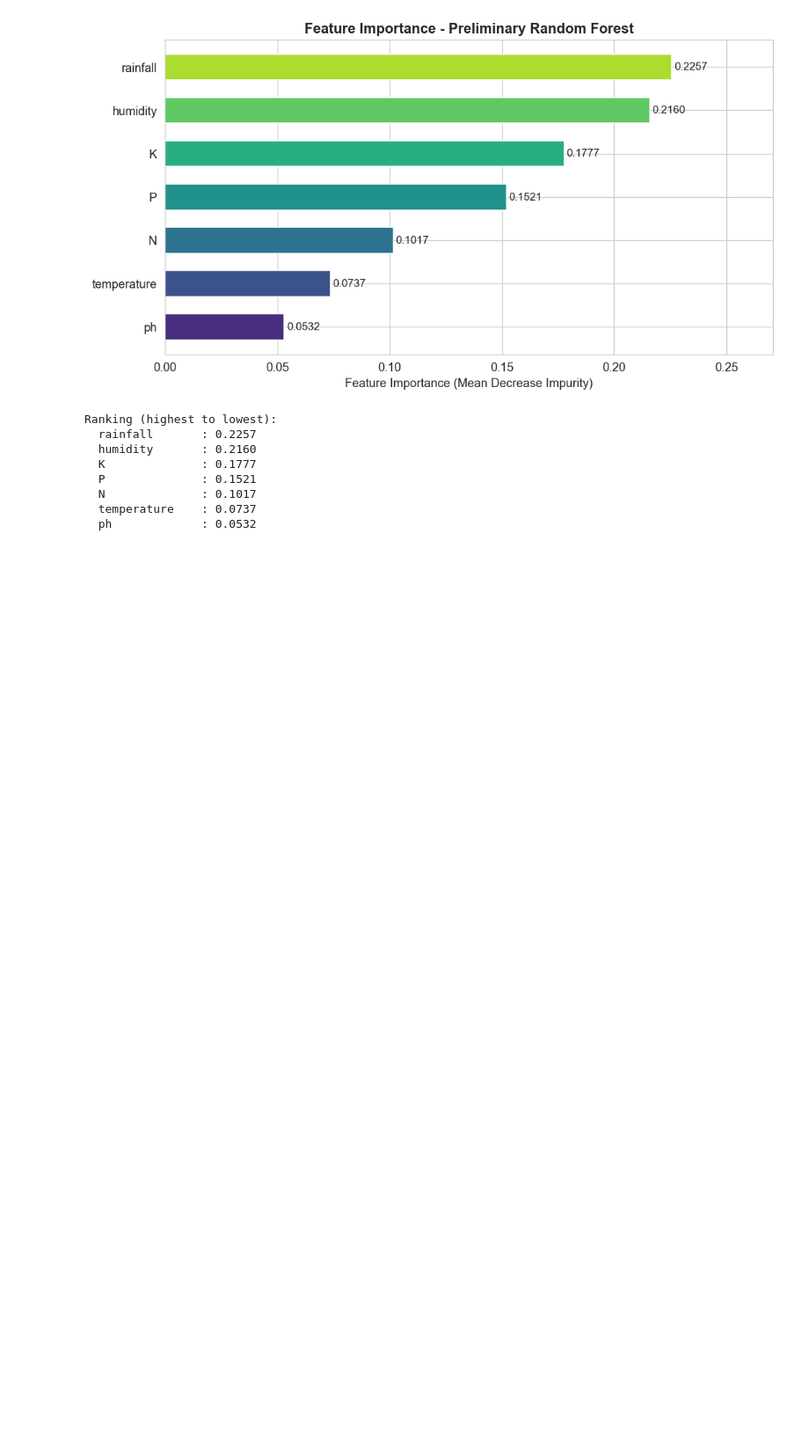
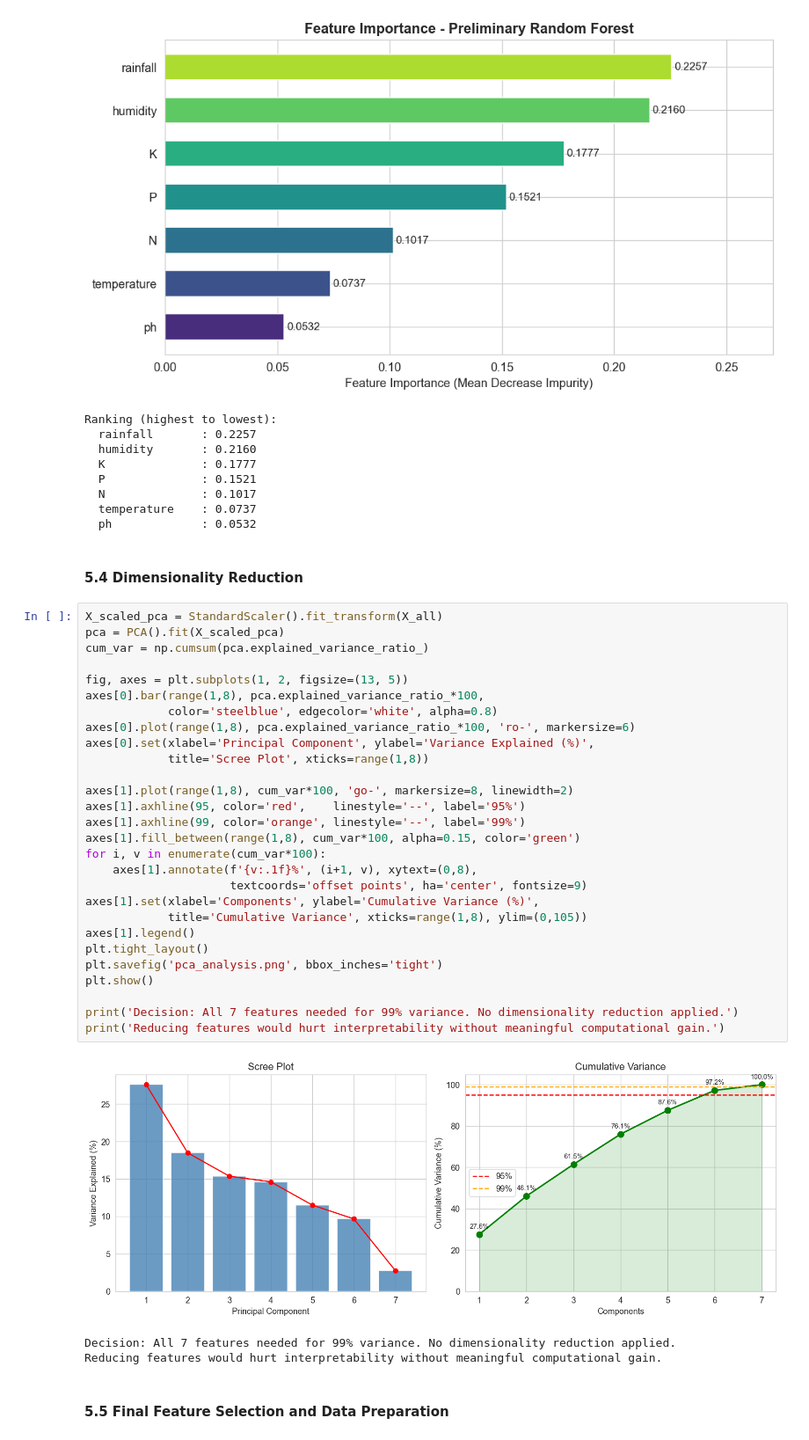
Before and after one commit to mriyazashliya03/Crop-Recommendation-System-using-ML, a Jupyter notebook: model_building.ipynb, the cells around one changed output. Shown at 88% size. Drawn from its saved outputs; the diff is of its cells as text; blank space fills up the shorter version.

Commit message:
Final Data Preparation and Feature Selection

```diff
--- a/model_building.ipynb
+++ b/model_building.ipynb
@@ -98,3 +98,39 @@ Ranking (highest to lowest):
   N              : 0.1017
   temperature    : 0.0737
   ph             : 0.0532
+# %% [markdown]
+#### 5.4 Dimensionality Reduction
+# %%
+X_scaled_pca = StandardScaler().fit_transform(X_all)
+pca = PCA().fit(X_scaled_pca)
+cum_var = np.cumsum(pca.explained_variance_ratio_)
+
+fig, axes = plt.subplots(1, 2, figsize=(13, 5))
+axes[0].bar(range(1,8), pca.explained_variance_ratio_*100,
+            color='steelblue', edgecolor='white', alpha=0.8)
+axes[0].plot(range(1,8), pca.explained_variance_ratio_*100, 'ro-', markersize=6)
+axes[0].set(xlabel='Principal Component', ylabel='Variance Explained (%)',
+            title='Scree Plot', xticks=range(1,8))
+
+axes[1].plot(range(1,8), cum_var*100, 'go-', markersize=8, linewidth=2)
+axes[1].axhline(95, color='red',    linestyle='--', label='95%')
+axes[1].axhline(99, color='orange', linestyle='--', label='99%')
+axes[1].fill_between(range(1,8), cum_var*100, alpha=0.15, color='green')
+for i, v in enumerate(cum_var*100):
+    axes[1].annotate(f'{v:.1f}%', (i+1, v), xytext=(0,8),
+                     textcoords='offset points', ha='center', fontsize=9)
+axes[1].set(xlabel='Components', ylabel='Cumulative Variance (%)',
+            title='Cumulative Variance', xticks=range(1,8), ylim=(0,105))
+axes[1].legend()
+plt.tight_layout()
+plt.savefig('pca_analysis.png', bbox_inches='tight')
+plt.show()
+
+print('Decision: All 7 features needed for 99% variance. No dimensionality reduction applied.')
+print('Reducing features would hurt interpretability without meaningful computational gain.')
+# %% [output]
+[figure, added]
+Decision: All 7 features needed for 99% variance. No dimensionality reduction applied.
+Reducing features would hurt interpretability without meaningful computational gain.
+# %% [markdown]
+#### 5.5 Final Feature Selection and Data Preparation
```
Also changed, not shown: parts of 1 cell of this notebook.
